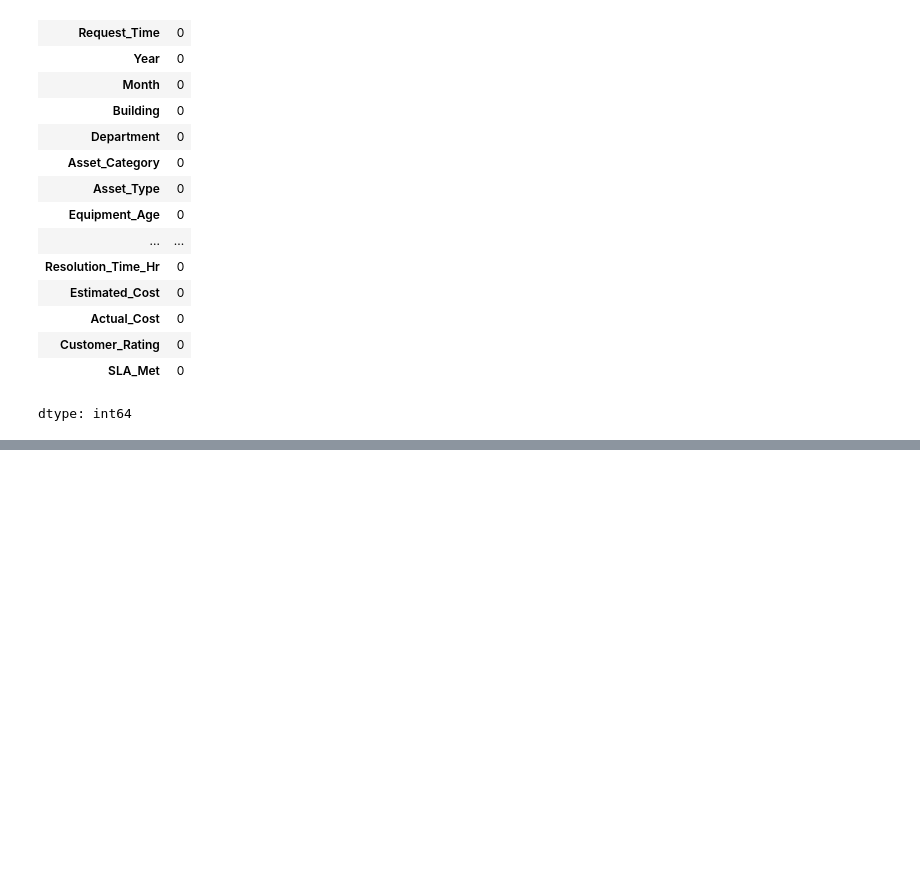
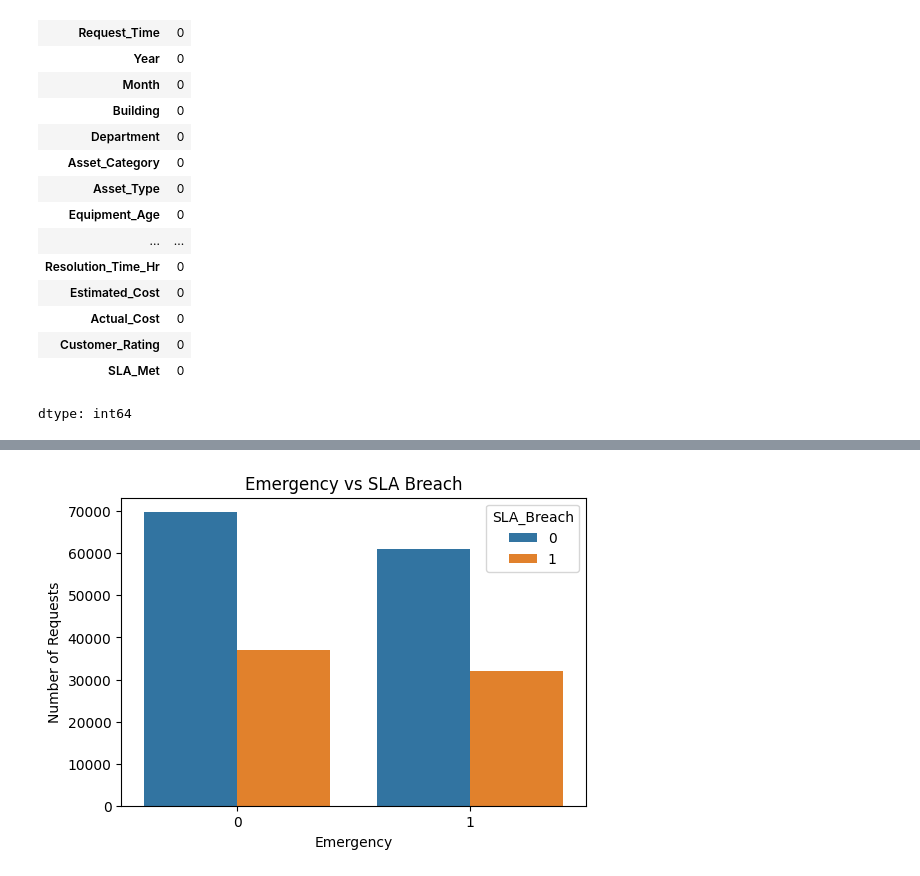
Before and after one commit to HASSAH-26/CMMS-Based-SLA-Risk-Prediction-and-Planner-Decision-Support-System, a Jupyter notebook: CMMS-Based SLA Risk Prediction.ipynb, the cells around one changed output, grey strips where cells are left out. Cells and saved outputs as stored; diff of their text form; code cells hidden in the pictures; blank space fills up the shorter version.

```diff
--- a/CMMS-Based SLA Risk Prediction.ipynb
+++ b/CMMS-Based SLA Risk Prediction.ipynb
@@ -2904,0 +580,26 @@ appropriate action before a potential SLA breach occurs.
+# %%
+# Emergency vs SLA Breach
+
+plt.figure(figsize=(6, 4))
+
+sns.countplot(
+    x="Emergency",
+    hue="SLA_Breach",
+    data=df
+)
+
+plt.title(
+    "Emergency vs SLA Breach"
+)
+
+plt.xlabel(
+    "Emergency"
+)
+
+plt.ylabel(
+    "Number of Requests"
+)
+
+plt.show()
+# %% [output]
+[figure, added]
```
Also changed, not shown: parts of 155 cells of this notebook.
